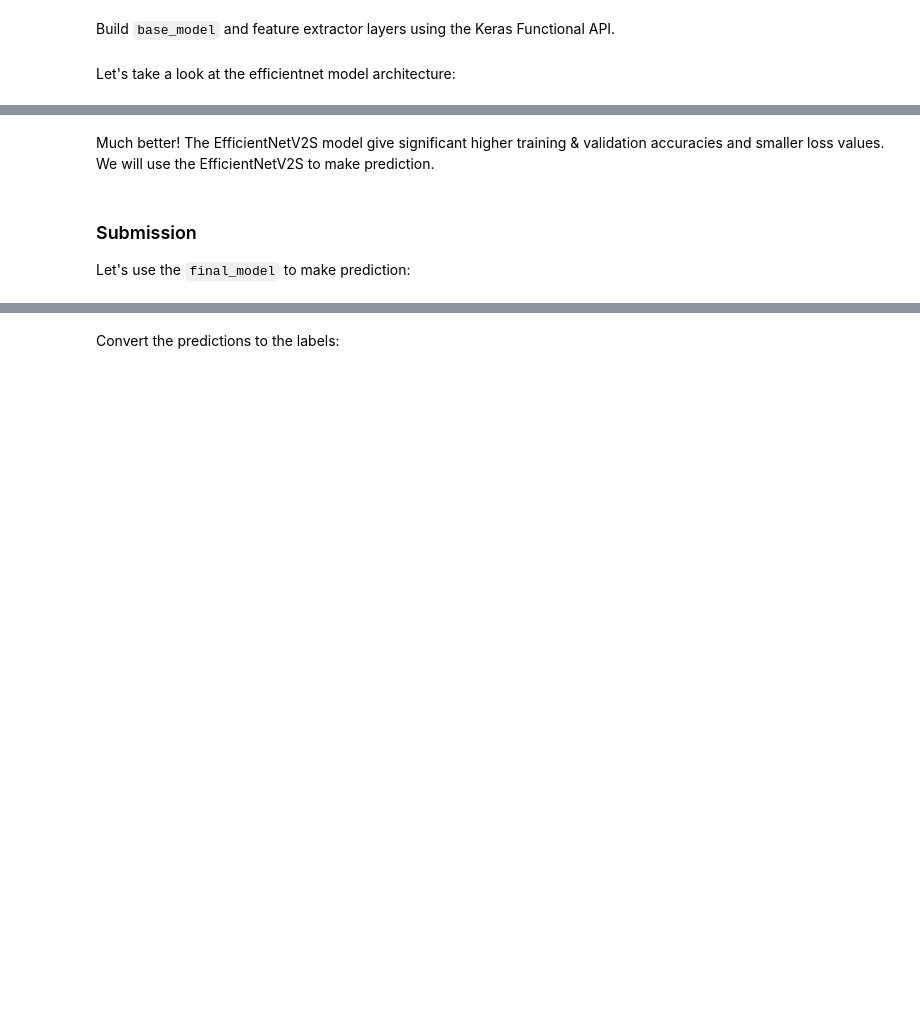
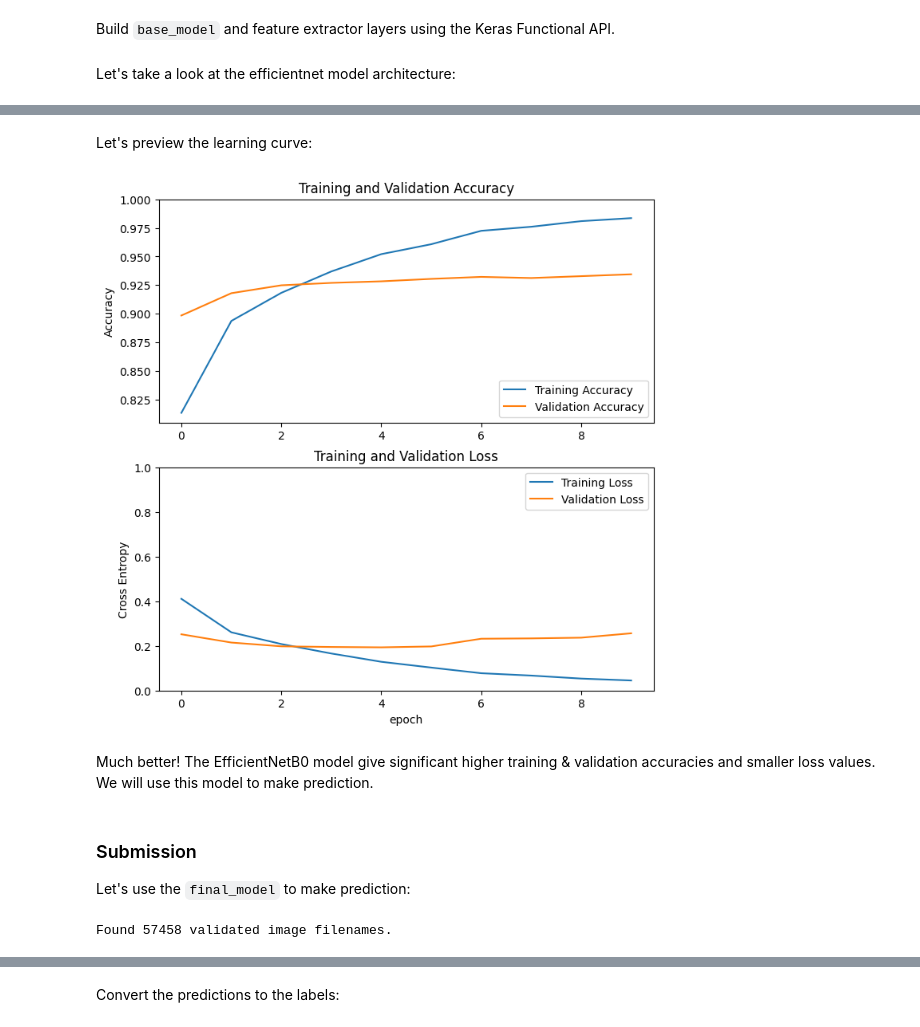
Before and after one commit to zac4j/computer-vision, a Jupyter notebook: histopathologic-cancer-detection.ipynb, the cells around one changed output, grey strips where cells are left out. Saved outputs shown, nothing was run; the diff lists cells and outputs as text; code cells hidden in the pictures; blank space fills up the shorter version.

```diff
--- a/histopathologic-cancer-detection.ipynb
+++ b/histopathologic-cancer-detection.ipynb
@@ -452,5 +631,11 @@ preview_accuracy()
+# %% [markdown]
+Let's preview the learning curve:
+# %%
+preview_learning_curve()
+# %% [output]
+[figure, added]
 # %% [markdown]
-Much better! The EfficientNetV2S model give significant higher training & validation accuracies and smaller loss values. We will use the EfficientNetV2S to make prediction.
+Much better! The EfficientNetB0 model give significant higher training & validation accuracies and smaller loss values. We will use this model to make prediction.
 # %% [markdown]
 ### Submission
 
@@ -461,14 +646,16 @@ test_path = '/kaggle/input/histopathologic-cancer-detection/test'
 df_test = pd.read_csv('/kaggle/input/histopathologic-cancer-detection/sample_submission.csv')
 df_test['filename'] = df_test.id + '.tif'
 
-test_datagen = ImageDataGenerator(rescale=1.0/255)
+test_datagen = ImageDataGenerator(preprocessing_function=tiff_to_rgb)
 test_generator = test_datagen.flow_from_dataframe(
     dataframe = df_test,
     directory = test_path,
     x_col = 'filename',
-    batch_size = batch_size,
+    batch_size = BATCH_SIZE,
     shuffle = False,
     class_mode = None,
-    target_size = img_size,
+    target_size = IMG_SIZE,
 )
+# %% [output]
+Found 57458 validated image filenames.
 # %%
```
Also changed, not shown: parts of 39 cells of this notebook.
